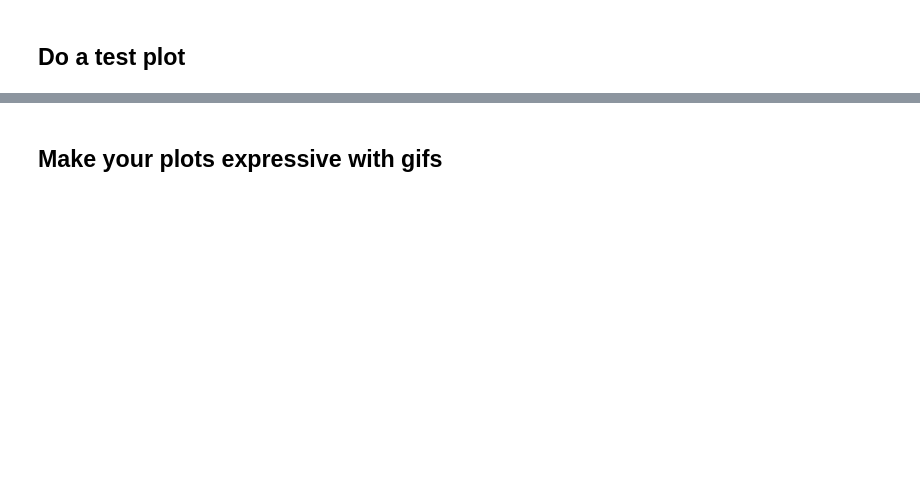
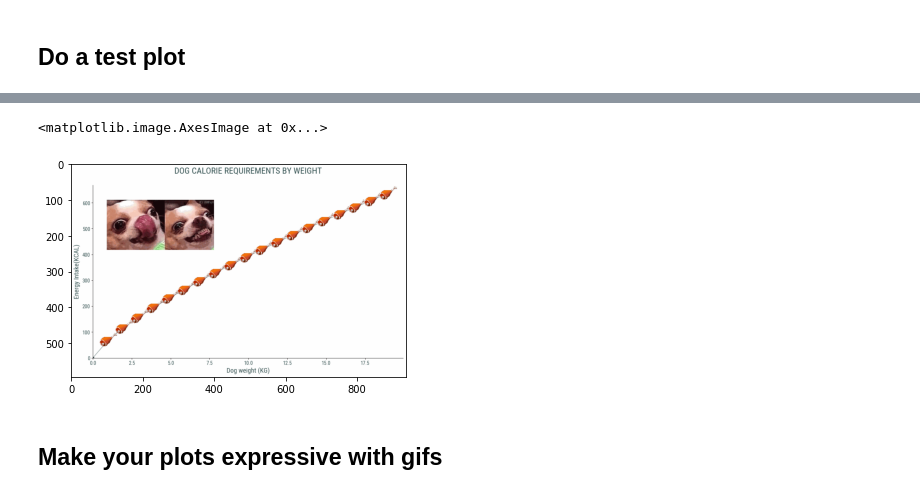
Before and after one commit to wickdChromosome/spicy_plots_with_matplotlib, a Jupyter notebook: matplotlib_pro.ipynb, the cells around one changed output, grey strips where cells are left out. Saved outputs shown, nothing was run; the diff lists cells and outputs as text; code cells hidden in the pictures; blank space fills up the shorter version.

```diff
--- a/matplotlib_pro.ipynb
+++ b/matplotlib_pro.ipynb
@@ -93,2 +175,28 @@ padmaa-Bold.1.1: padmaa-Bold.1.1
+# %%
+
+def add_overlay(base_im, overlay_im, newsize, pos, outname='output.gif'):
+
+    #this function adds a png as an overlay to another image
+    from PIL import Image, ImageSequence
+    original_image = Image.open(base_im)
+    animated_gif = Image.open(overlay_im)
+
+    frames = []
+    for frame in ImageSequence.Iterator(animated_gif):
+
+        #resize each frame
+        frame = frame.resize(newsize)
+        original_image = original_image.copy()
+        original_image.paste(frame, pos)
+        frames.append(original_image)
+    frames[0].save(outname, save_all=True, append_images=frames[1:], duration=70,loop=0)
+# %%
+add_overlay("dogrer.png", "doggo.jpg", newsize=(300,140), pos=(100,100))
+
+#lets add our logo as an overlay to our previous plot
+plt.imshow(plt.imread("output.gif"))
+# %% [output]
+<matplotlib.image.AxesImage at 0x...>
+[figure, added]
 # %% [markdown]
 ## Make your plots expressive with gifs
```
Also changed, not shown: parts of 12 cells of this notebook, 8 other files.
